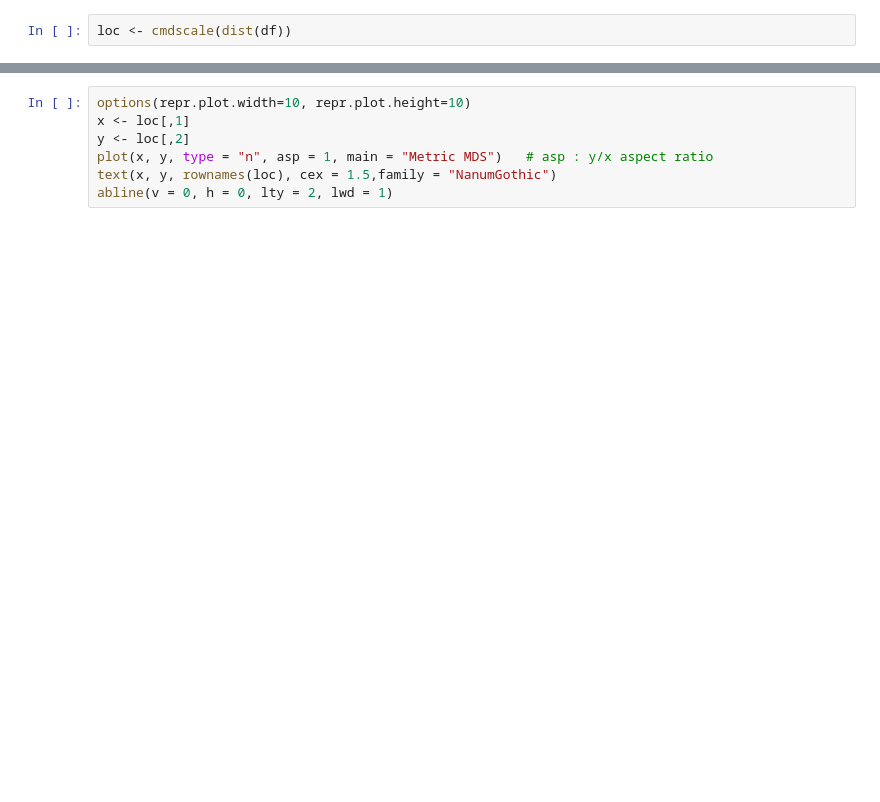
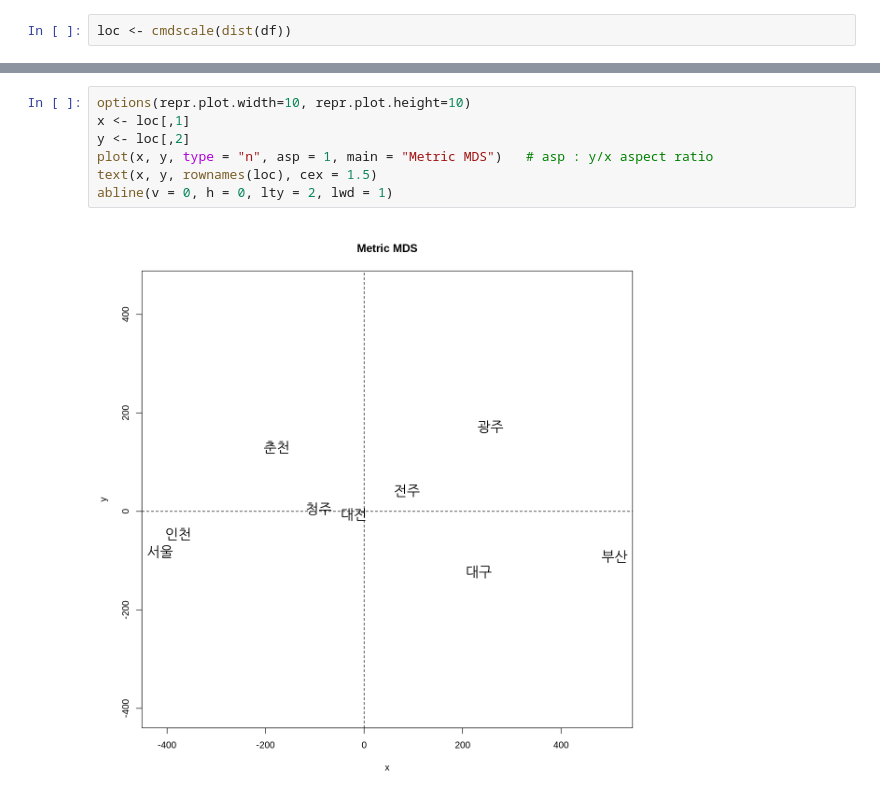
Before and after one commit to SJinLee/BasicStatatistics, a Jupyter notebook: advanced3.ipynb, the cells around one changed output, grey strips where cells are left out. Drawn from its saved outputs; the diff is of its cells as text; blank space fills up the shorter version.

```diff
--- a/advanced3.ipynb
+++ b/advanced3.ipynb
@@ -22,7 +135,9 @@ fonttable()
 # %%
 options(repr.plot.width=10, repr.plot.height=10)
 x <- loc[,1]
 y <- loc[,2]
 plot(x, y, type = "n", asp = 1, main = "Metric MDS")   # asp : y/x aspect ratio
-text(x, y, rownames(loc), cex = 1.5,family = "NanumGothic")
+text(x, y, rownames(loc), cex = 1.5)
 abline(v = 0, h = 0, lty = 2, lwd = 1)
+# %% [output]
+[figure, added]
```
Also changed, not shown: parts of 11 cells of this notebook.
